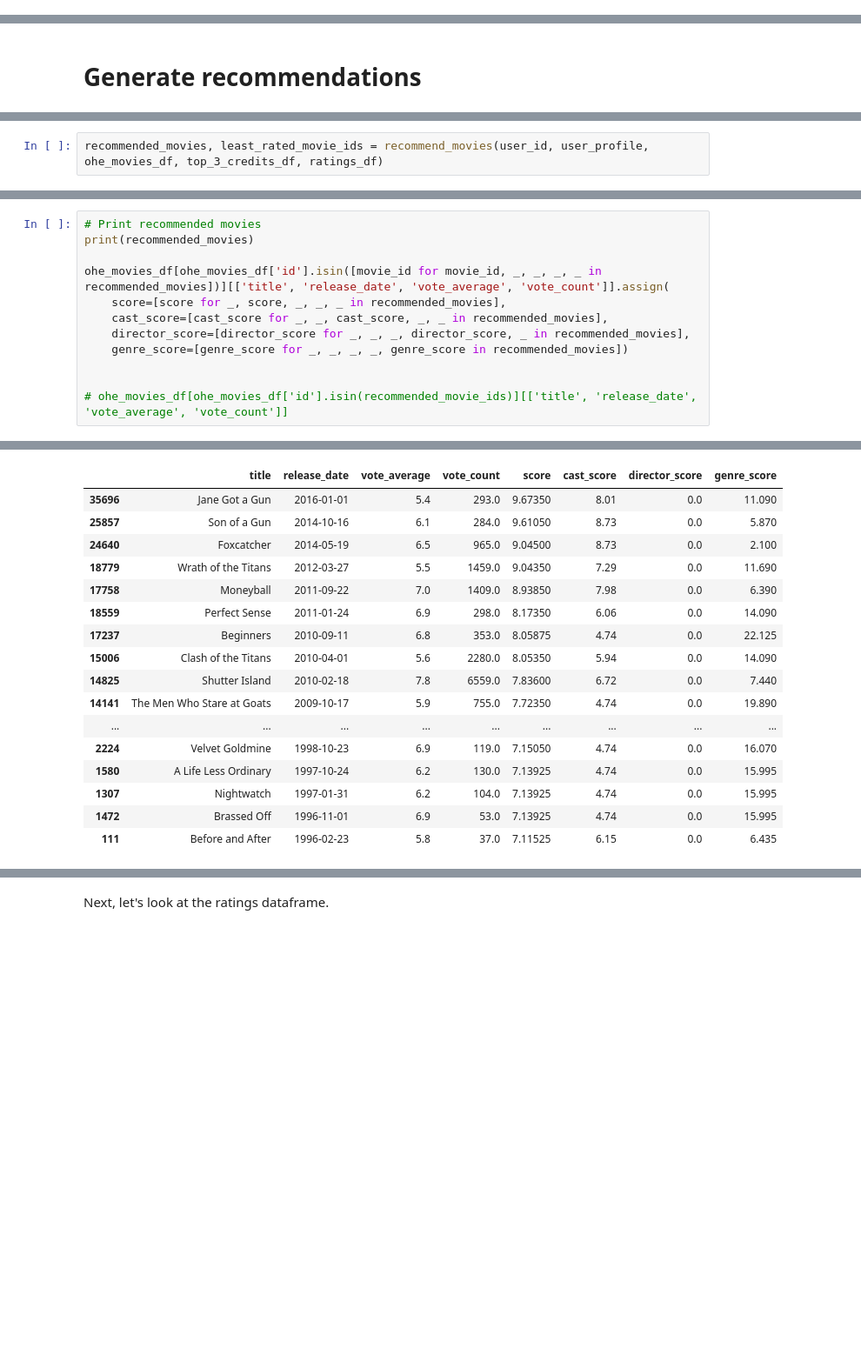
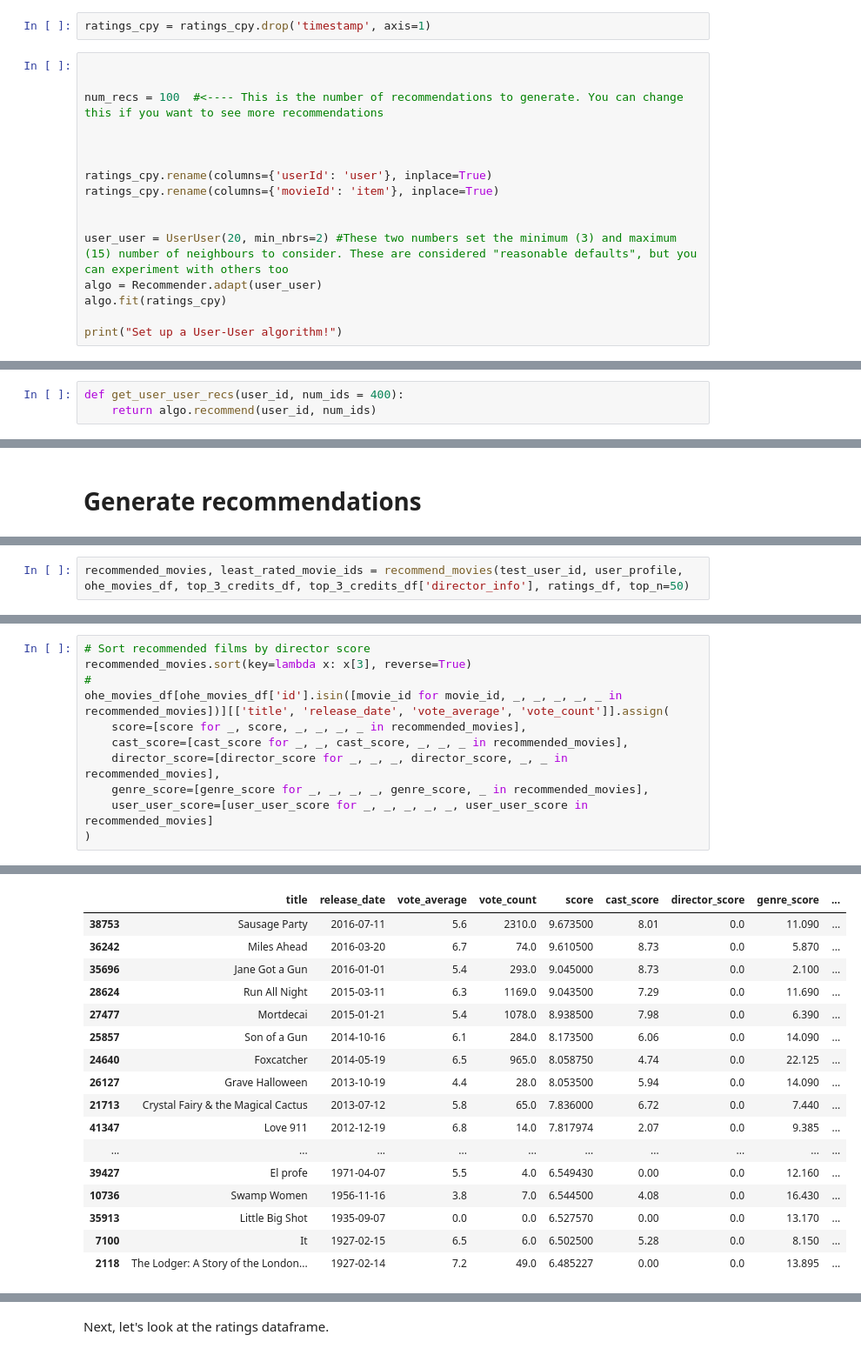
Before and after one commit to Laan33/Rec-Genie, a Jupyter notebook: cold-start-poc/RecGenie.ipynb, the cells around one changed output, grey strips where cells are left out. Shown: that part at 87% size. Drawn from its saved outputs; the diff is of its cells as text; blank space fills up the shorter version.

Commit message:
User-user and directors are working

```diff
--- a/cold-start-poc/RecGenie.ipynb
+++ b/cold-start-poc/RecGenie.ipynb
@@ -577,0 +639,18 @@ user_profile = create_user_profile(user_id, ratings_df, top_3_credits_df)
+# %%
+ratings_cpy = ratings_cpy.drop('timestamp', axis=1)
+# %%
+
+
+num_recs = 100  #<---- This is the number of recommendations to generate. You can change this if you want to see more recommendations
+
+
+
+ratings_cpy.rename(columns={'userId': 'user'}, inplace=True)
+ratings_cpy.rename(columns={'movieId': 'item'}, inplace=True)
+
+
+user_user = UserUser(20, min_nbrs=2) #These two numbers set the minimum (3) and maximum (15) number of neighbours to consider. These are considered "reasonable defaults", but you can experiment with others too
+algo = Recommender.adapt(user_user)
+algo.fit(ratings_cpy)
+
+print("Set up a User-User algorithm!")
@@ -577,0 +659,3 @@ user_profile = create_user_profile(user_id, ratings_df, top_3_credits_df)
+# %%
+def get_user_user_recs(user_id, num_ids = 400):
+    return algo.recommend(user_id, num_ids)
@@ -696,5 +815,5 @@ def recommend_movies(user_id, user_profile, films, top_3_credits_df, ratings_df,
 
     return movie_recs, least_movie_recs
 # %%
-recommended_movies, least_rated_movie_ids = recommend_movies(user_id, user_profile, ohe_movies_df, top_3_credits_df, ratings_df)
+recommended_movies, least_rated_movie_ids = recommend_movies(test_user_id, user_profile, ohe_movies_df, top_3_credits_df, top_3_credits_df['director_info'], ratings_df, top_n=50)
 # %% [output]
@@ -702,13 +846,12 @@ Movie ID 401840 not found in top_3_credits_df
 # %%
-# Print recommended movies
-print(recommended_movies)
-
-ohe_movies_df[ohe_movies_df['id'].isin([movie_id for movie_id, _, _, _, _ in recommended_movies])][['title', 'release_date', 'vote_average', 'vote_count']].assign(
-    score=[score for _, score, _, _, _ in recommended_movies],
-    cast_score=[cast_score for _, _, cast_score, _, _ in recommended_movies],
-    director_score=[director_score for _, _, _, director_score, _ in recommended_movies],
-    genre_score=[genre_score for _, _, _, _, genre_score in recommended_movies])
-
-
-# ohe_movies_df[ohe_movies_df['id'].isin(recommended_movie_ids)][['title', 'release_date', 'vote_average', 'vote_count']]
+# Sort recommended films by director score
+recommended_movies.sort(key=lambda x: x[3], reverse=True)
+#
+ohe_movies_df[ohe_movies_df['id'].isin([movie_id for movie_id, _, _, _, _, _ in recommended_movies])][['title', 'release_date', 'vote_average', 'vote_count']].assign(
+    score=[score for _, score, _, _, _, _ in recommended_movies],
+    cast_score=[cast_score for _, _, cast_score, _, _, _ in recommended_movies],
+    director_score=[director_score for _, _, _, director_score, _, _ in recommended_movies],
+    genre_score=[genre_score for _, _, _, _, genre_score, _ in recommended_movies],
+    user_user_score=[user_user_score for _, _, _, _, _, user_user_score in recommended_movies]
+)
 # %% [output]
@@ -716,18 +858,18 @@ ohe_movies_df[ohe_movies_df['id'].isin([movie_id for movie_id, _, _, _, _ in rec
-|  | title | release_date | vote_average | vote_count | score | cast_score | director_score | genre_score |
-| 35696 | Jane Got a Gun | 2016-01-01 | 5.4 | 293.0 | 9.67350 | 8.01 | 0.0 | 11.090 |
-| 25857 | Son of a Gun | 2014-10-16 | 6.1 | 284.0 | 9.61050 | 8.73 | 0.0 | 5.870 |
-| 24640 | Foxcatcher | 2014-05-19 | 6.5 | 965.0 | 9.04500 | 8.73 | 0.0 | 2.100 |
-| 18779 | Wrath of the Titans | 2012-03-27 | 5.5 | 1459.0 | 9.04350 | 7.29 | 0.0 | 11.690 |
-| 17758 | Moneyball | 2011-09-22 | 7.0 | 1409.0 | 8.93850 | 7.98 | 0.0 | 6.390 |
-| 18559 | Perfect Sense | 2011-01-24 | 6.9 | 298.0 | 8.17350 | 6.06 | 0.0 | 14.090 |
-| 17237 | Beginners | 2010-09-11 | 6.8 | 353.0 | 8.05875 | 4.74 | 0.0 | 22.125 |
-| 15006 | Clash of the Titans | 2010-04-01 | 5.6 | 2280.0 | 8.05350 | 5.94 | 0.0 | 14.090 |
-| 14825 | Shutter Island | 2010-02-18 | 7.8 | 6559.0 | 7.83600 | 6.72 | 0.0 | 7.440 |
-| 14141 | The Men Who Stare at Goats | 2009-10-17 | 5.9 | 755.0 | 7.72350 | 4.74 | 0.0 | 19.890 |
-| ... | ... | ... | ... | ... | ... | ... | ... | ... |
-| 2224 | Velvet Goldmine | 1998-10-23 | 6.9 | 119.0 | 7.15050 | 4.74 | 0.0 | 16.070 |
-| 1580 | A Life Less Ordinary | 1997-10-24 | 6.2 | 130.0 | 7.13925 | 4.74 | 0.0 | 15.995 |
-| 1307 | Nightwatch | 1997-01-31 | 6.2 | 104.0 | 7.13925 | 4.74 | 0.0 | 15.995 |
-| 1472 | Brassed Off | 1996-11-01 | 6.9 | 53.0 | 7.13925 | 4.74 | 0.0 | 15.995 |
-| 111 | Before and After | 1996-02-23 | 5.8 | 37.0 | 7.11525 | 6.15 | 0.0 | 6.435 |
+|  | title | release_date | vote_average | vote_count | score | cast_score | director_score | genre_score | ... |
+| 38753 | Sausage Party | 2016-07-11 | 5.6 | 2310.0 | 9.673500 | 8.01 | 0.0 | 11.090 | ... |
+| 36242 | Miles Ahead | 2016-03-20 | 6.7 | 74.0 | 9.610500 | 8.73 | 0.0 | 5.870 | ... |
+| 35696 | Jane Got a Gun | 2016-01-01 | 5.4 | 293.0 | 9.045000 | 8.73 | 0.0 | 2.100 | ... |
+| 28624 | Run All Night | 2015-03-11 | 6.3 | 1169.0 | 9.043500 | 7.29 | 0.0 | 11.690 | ... |
+| 27477 | Mortdecai | 2015-01-21 | 5.4 | 1078.0 | 8.938500 | 7.98 | 0.0 | 6.390 | ... |
+| 25857 | Son of a Gun | 2014-10-16 | 6.1 | 284.0 | 8.173500 | 6.06 | 0.0 | 14.090 | ... |
+| 24640 | Foxcatcher | 2014-05-19 | 6.5 | 965.0 | 8.058750 | 4.74 | 0.0 | 22.125 | ... |
+| 26127 | Grave Halloween | 2013-10-19 | 4.4 | 28.0 | 8.053500 | 5.94 | 0.0 | 14.090 | ... |
+| 21713 | Crystal Fairy & the Magical Cactus | 2013-07-12 | 5.8 | 65.0 | 7.836000 | 6.72 | 0.0 | 7.440 | ... |
+| 41347 | Love 911 | 2012-12-19 | 6.8 | 14.0 | 7.817974 | 2.07 | 0.0 | 9.385 | ... |
+| ... | ... | ... | ... | ... | ... | ... | ... | ... | ... |
+| 39427 | El profe | 1971-04-07 | 5.5 | 4.0 | 6.549430 | 0.00 | 0.0 | 12.160 | ... |
+| 10736 | Swamp Women | 1956-11-16 | 3.8 | 7.0 | 6.544500 | 4.08 | 0.0 | 16.430 | ... |
+| 35913 | Little Big Shot | 1935-09-07 | 0.0 | 0.0 | 6.527570 | 0.00 | 0.0 | 13.170 | ... |
+| 7100 | It | 1927-02-15 | 6.5 | 6.0 | 6.502500 | 5.28 | 0.0 | 8.150 | ... |
+| 2118 | The Lodger: A Story of the London... | 1927-02-14 | 7.2 | 49.0 | 6.485227 | 0.00 | 0.0 | 13.895 | ... |
 # %%
```
Also changed, not shown: parts of 50 cells of this notebook.
